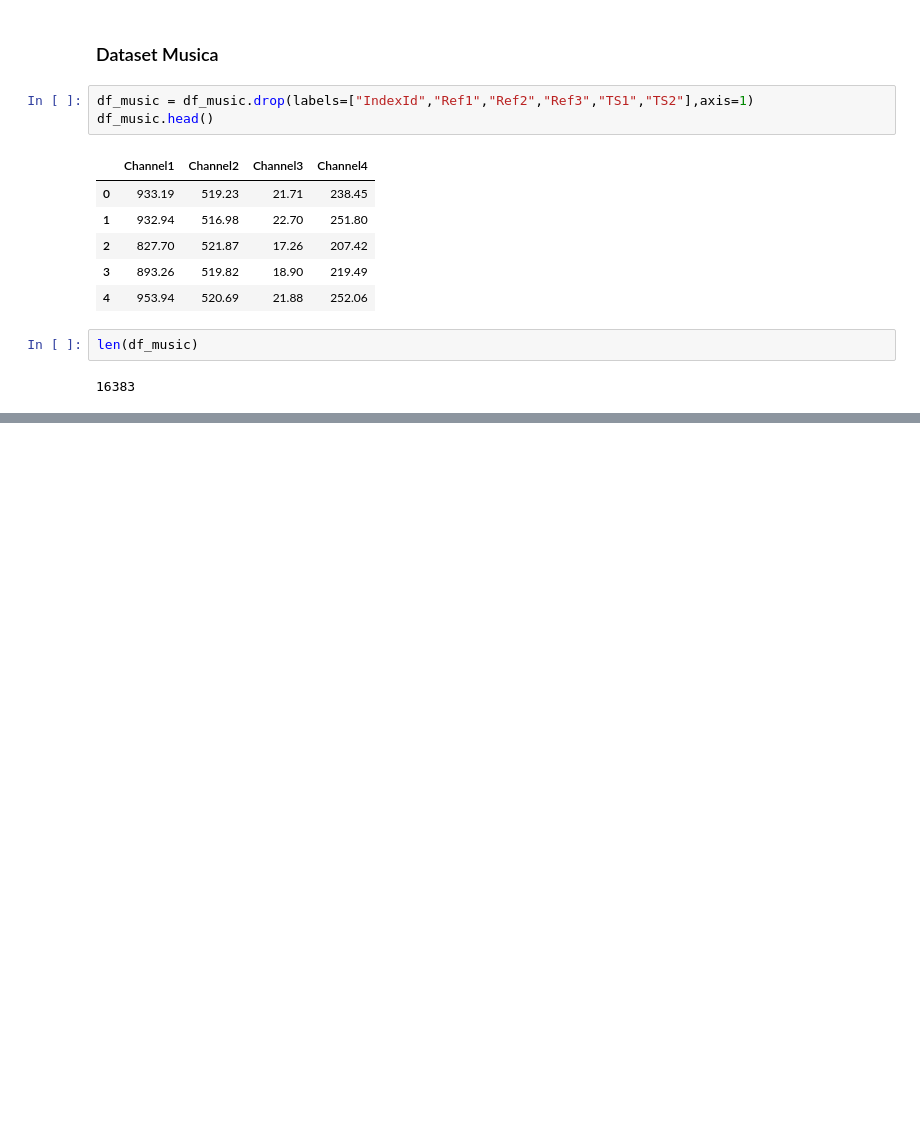
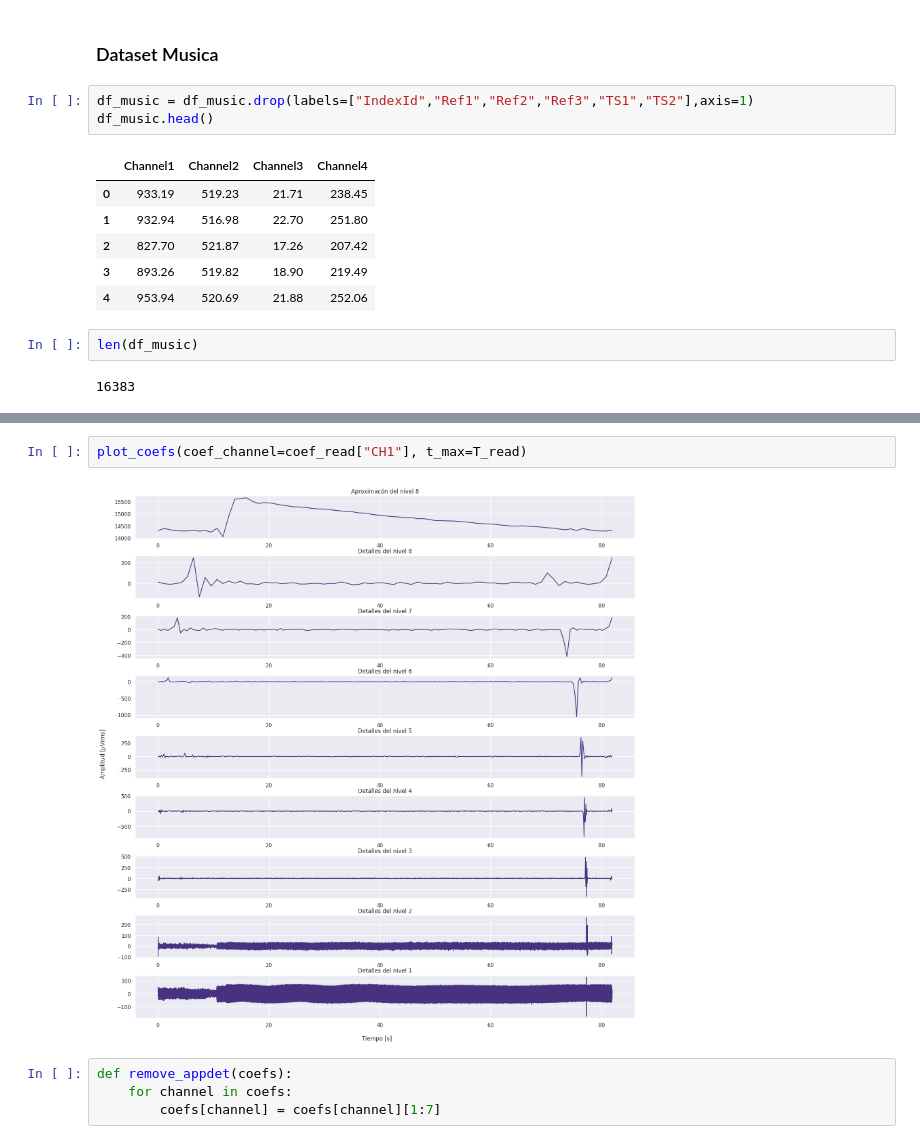
Before and after one commit to CrisCL20/Proyecto---INF405, a Jupyter notebook: Proyecto_INF405.ipynb, the cells around one changed output, grey strips where cells are left out. Cells and saved outputs as stored; diff of their text form; blank space fills up the shorter version.

```diff
--- a/Proyecto_INF405.ipynb
+++ b/Proyecto_INF405.ipynb
@@ -396,0 +146,8 @@ df.tail()
+# %%
+plot_coefs(coef_channel=coef_read["CH1"], t_max=T_read)
+# %% [output]
+[figure, added]
+# %%
+def remove_appdet(coefs):
+    for channel in coefs:
+        coefs[channel] = coefs[channel][1:7]
```
Also changed, not shown: parts of 58 cells of this notebook.
